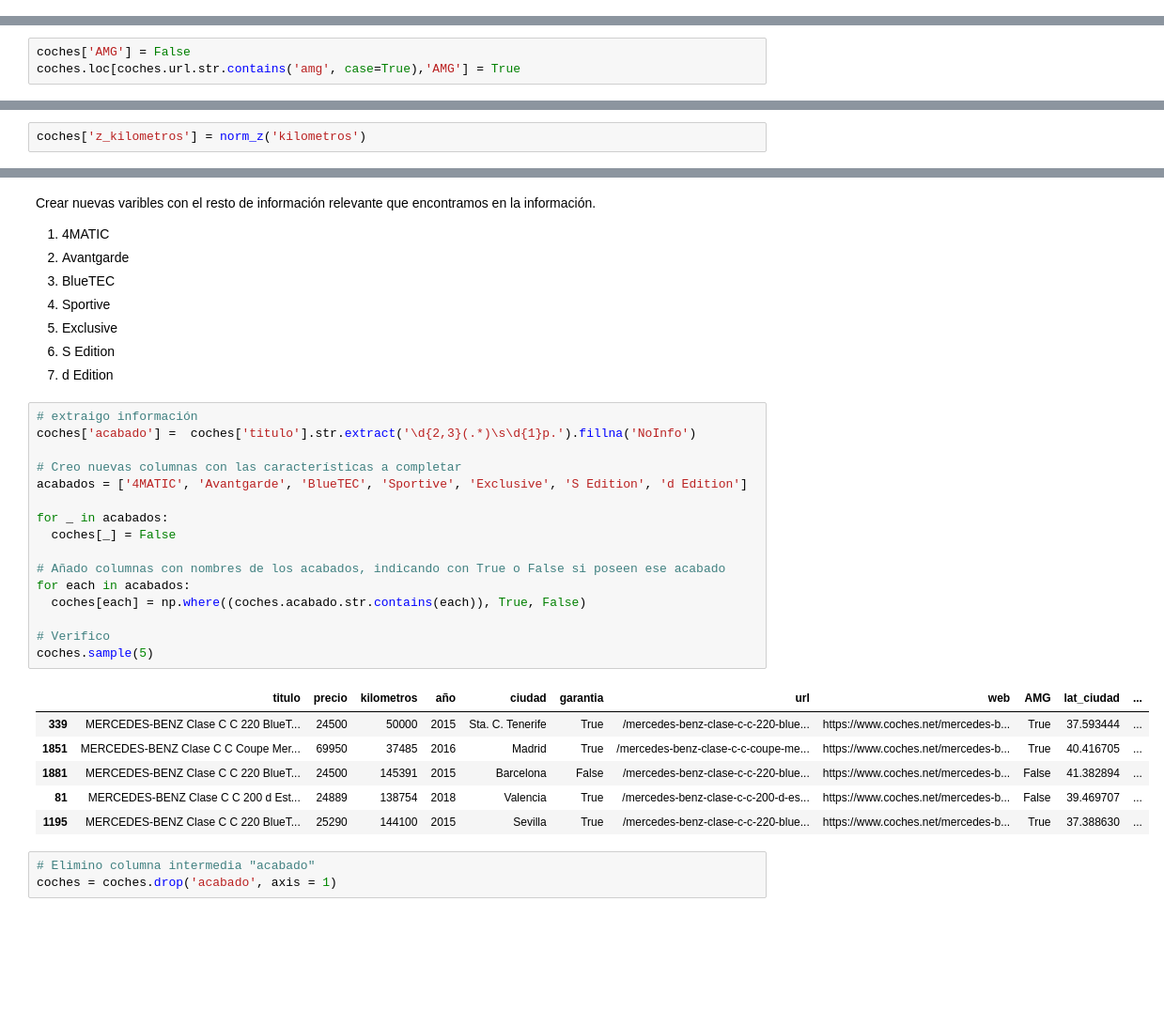
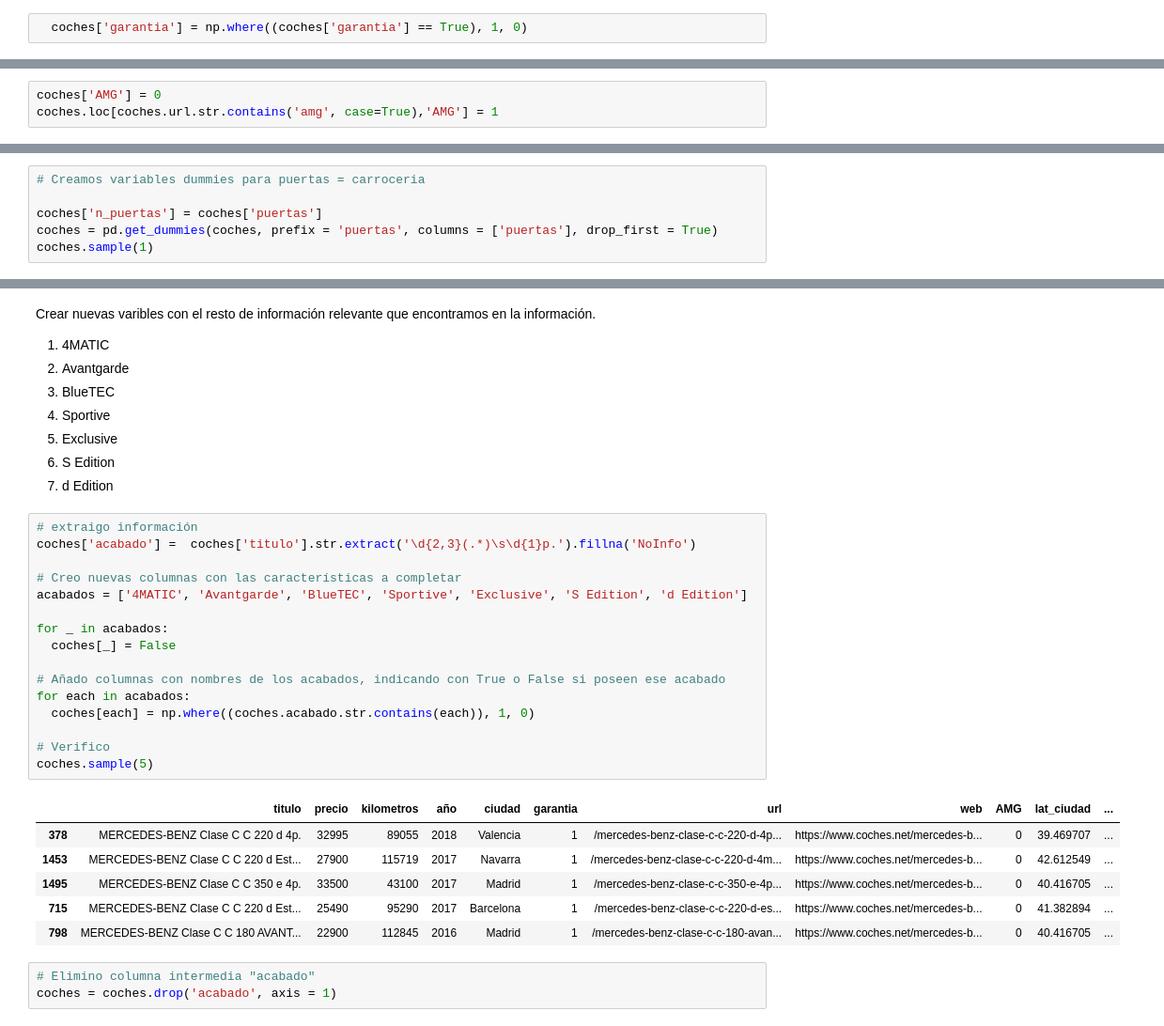
Before and after one commit to JAlonMor/Webscraping, a Jupyter notebook: EDA_coches.ipynb, the cells around one changed output, grey strips where cells are left out. Shown at 94% size. Cells and saved outputs as stored; diff of their text form; blank space fills up the shorter version.

```diff
--- a/EDA_coches.ipynb
+++ b/EDA_coches.ipynb
@@ -188,3 +192,5 @@ Usar métodos de filtrado para regesion, f_regression y mutual_info_regession. F
+# %%
+  coches['garantia'] = np.where((coches['garantia'] == True), 1, 0)
 # %% [markdown]
 ### Poner URL completa
 # %%
@@ -257,8 +263,8 @@ dtype: int64
 # %% [markdown]
 Crear nueva variable booleana, indicango si el vehículo tiene el acabado AMG True o no False
 # %%
-coches['AMG'] = False
-coches.loc[coches.url.str.contains('amg', case=True),'AMG'] = True
+coches['AMG'] = 0
+coches.loc[coches.url.str.contains('amg', case=True),'AMG'] = 1
 # %%
 coches.value_counts('AMG')
 # %% [output]
@@ -322,5 +316,3 @@ def norm_z(columna):
-# %%
-coches['z_kilometros'] = norm_z('kilometros')
 # %% [markdown]
 ### Crear nueva variable con la antigüedad del coches en años. Escalar.
 # %% [markdown]
@@ -371,3 +363,9 @@ puertas
 NoInfo     87
 3           2
 dtype: int64
+# %%
+# Creamos variables dummies para puertas = carroceria
+
+coches['n_puertas'] = coches['puertas']
+coches = pd.get_dummies(coches, prefix = 'puertas', columns = ['puertas'], drop_first = True)
+coches.sample(1)
@@ -384,26 +385,26 @@ Crear nuevas varibles con el resto de información relevante que encontramos en
 # %%
 # extraigo información
 coches['acabado'] =  coches['titulo'].str.extract('\d{2,3}(.*)\s\d{1}p.').fillna('NoInfo')
 
 # Creo nuevas columnas con las características a completar
 acabados = ['4MATIC', 'Avantgarde', 'BlueTEC', 'Sportive', 'Exclusive', 'S Edition', 'd Edition']
 
 for _ in acabados:
   coches[_] = False
 
 # Añado columnas con nombres de los acabados, indicando con True o False si poseen ese acabado
 for each in acabados:
-  coches[each] = np.where((coches.acabado.str.contains(each)), True, False)
+  coches[each] = np.where((coches.acabado.str.contains(each)), 1, 0)
 
 # Verifico
 coches.sample(5)
 # %% [output]
 |  | titulo | precio | kilometros | año | ciudad | garantia | url | web | AMG | lat_ciudad | ... |
-| 339 | MERCEDES-BENZ Clase C C 220 BlueT... | 24500 | 50000 | 2015 | Sta. C. Tenerife | True | /mercedes-benz-clase-c-c-220-blue... | https://www.coches.net/mercedes-b... | True | 37.593444 | ... |
-| 1851 | MERCEDES-BENZ Clase C C Coupe Mer... | 69950 | 37485 | 2016 | Madrid | True | /mercedes-benz-clase-c-c-coupe-me... | https://www.coches.net/mercedes-b... | True | 40.416705 | ... |
-| 1881 | MERCEDES-BENZ Clase C C 220 BlueT... | 24500 | 145391 | 2015 | Barcelona | False | /mercedes-benz-clase-c-c-220-blue... | https://www.coches.net/mercedes-b... | False | 41.382894 | ... |
-| 81 | MERCEDES-BENZ Clase C C 200 d Est... | 24889 | 138754 | 2018 | Valencia | True | /mercedes-benz-clase-c-c-200-d-es... | https://www.coches.net/mercedes-b... | False | 39.469707 | ... |
-| 1195 | MERCEDES-BENZ Clase C C 220 BlueT... | 25290 | 144100 | 2015 | Sevilla | True | /mercedes-benz-clase-c-c-220-blue... | https://www.coches.net/mercedes-b... | True | 37.388630 | ... |
+| 378 | MERCEDES-BENZ Clase C C 220 d 4p. | 32995 | 89055 | 2018 | Valencia | 1 | /mercedes-benz-clase-c-c-220-d-4p... | https://www.coches.net/mercedes-b... | 0 | 39.469707 | ... |
+| 1453 | MERCEDES-BENZ Clase C C 220 d Est... | 27900 | 115719 | 2017 | Navarra | 1 | /mercedes-benz-clase-c-c-220-d-4m... | https://www.coches.net/mercedes-b... | 0 | 42.612549 | ... |
+| 1495 | MERCEDES-BENZ Clase C C 350 e 4p. | 33500 | 43100 | 2017 | Madrid | 1 | /mercedes-benz-clase-c-c-350-e-4p... | https://www.coches.net/mercedes-b... | 0 | 40.416705 | ... |
+| 715 | MERCEDES-BENZ Clase C C 220 d Est... | 25490 | 95290 | 2017 | Barcelona | 1 | /mercedes-benz-clase-c-c-220-d-es... | https://www.coches.net/mercedes-b... | 0 | 41.382894 | ... |
+| 798 | MERCEDES-BENZ Clase C C 180 AVANT... | 22900 | 112845 | 2016 | Madrid | 1 | /mercedes-benz-clase-c-c-180-avan... | https://www.coches.net/mercedes-b... | 0 | 40.416705 | ... |
 # %%
 # Elimino columna intermedia "acabado"
 coches = coches.drop('acabado', axis = 1)
```
Also changed, not shown: parts of 27 cells of this notebook.
